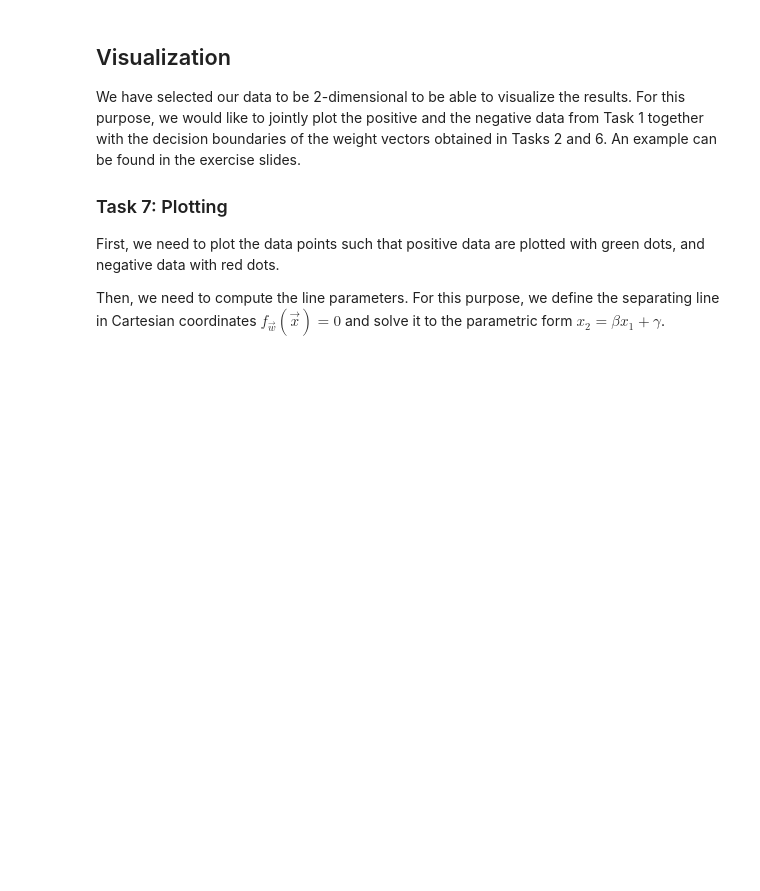
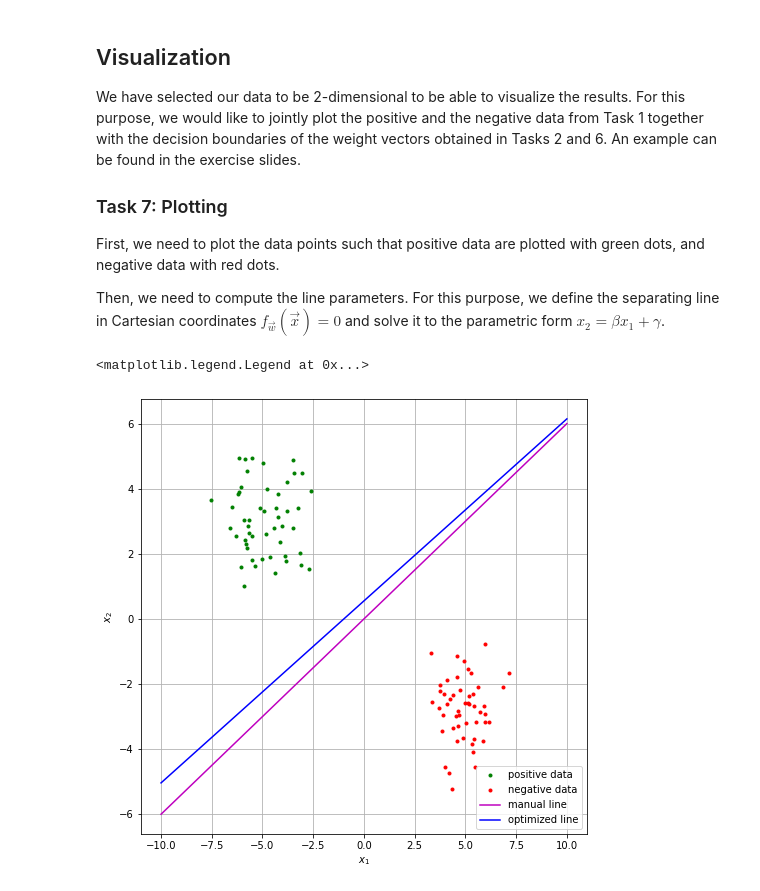
Before and after one commit to gparri610/Deep-Learning-FS24, a Jupyter notebook: DL-Assignment01.ipynb, the cells around one changed output. Drawn from its saved outputs; the diff is of its cells as text; code cells hidden in the pictures; blank space fills up the shorter version.

```diff
--- a/DL-Assignment01.ipynb
+++ b/DL-Assignment01.ipynb
@@ -89,6 +97,3 @@ else:
 
 The perceptron is defined as the Adaline $$a = f_{\vec w}(\vec x)$$ that is thresholded using the sign function $$\mathrm{sign}(a) = \begin{cases} +1 &\text{if } a \geq 0\\ -1 & \text{otherwise.}\end{cases}$$
 Implement a function that computes and returns the perceptron for a given data point $\vec x$ and line parameters $\vec w$.
-# %%
-def perceptron(x, w):
-  ...
@@ -111,10 +122,16 @@ Consider in your implementation error cases that could arise.
 # %%
 def perceptron_learning(X, T, w):
   # first, make a copy of your weights
-  w_star = ...
+  w_star = w
+  # then, iterate over the data and perform perceptron learning
+  for i in range(100):
+    if (perceptron(X[i,:], w_star)*T[i]) > 0:
+      continue
+    else:
+      w_star[0] = w_star[0] + T[i]
+      w_star[1] = w_star[1] + T[i]*w_star[1]
+      w_star[2] = w_star[2] + T[i]*w_star[2]
 
-  # then, iterate over the data and perform perceptron learning
-  ...
 
   # finally, return the optimal weights
   return w_star
@@ -136,7 +154,7 @@ else:
 Implement a function that generates and returns randomly initialized weights $\vec w \in [-1,1]^3$.
 # %%
 def random_weights(lowest = -1, highest = 1):
-  ...
+  return [random.uniform(-1, 1),random.uniform(-1, 1),random.uniform(-1, 1)]
 # %% [markdown]
 ### Task 6: Perceptron Learning Execution
 
@@ -145,9 +163,8 @@ Store the resulting weight vector $\vec w^*$.
 # %%
 # create random weights
 w_initial = random_weights()
-
 # perform perceptron learning
-w_star = ...
+w_star = perceptron_learning(X, T, w_initial)
 # %% [markdown]
 ### Test 3: Result Validation
 
@@ -173,37 +192,52 @@ Then, we need to compute the line parameters. For this purpose, we define the se
 # %%
 def line_parameters(w):
   # compute parametric line parameters from Cartesian coordinates
-  beta = ...
-  gamma = ...
+  if w[2]==0.:
+    print("generate again the random w value")
+  else:
+    beta = -w[1]/w[2]
+    gamma = -w[0]/w[2]
   return beta, gamma
 
 
 from matplotlib import pyplot
 
 # create a square plot
 pyplot.figure(figsize=(8,8))
 
 # plot the positive data points
-pyplot.plot(..., ..., "g.", label="positive data")
+indices_pos = [i for i, value in enumerate(T) if value == 1]
+indices_neg = [i for i, value in enumerate(T) if value == -1]
+X_pos_1 = [X[i,1] for i in indices_pos]
+X_neg_1 = [X[i,1] for i in indices_neg]
+X_pos_2 = [X[i,2] for i in indices_pos]
+X_neg_2 = [X[i,2] for i in indices_neg]
+pyplot.plot(X_pos_1, X_pos_2, "g.", label="positive data")
 # plot the negative data points
-pyplot.plot(..., ..., "r.", label="negative data")
+pyplot.plot(X_neg_1, X_neg_2, "r.", label="negative data")
 
 # define positions where to evaluate the line:
-x1 = ...
+x1 = np.linspace(-10, 10, 100)
 
 # compute line parameters for manual line
 beta, gamma = line_parameters(w_manual)
 # now, compute the values according to our parametric form:
 x2 = beta * x1 + gamma
 # plot manual line
 pyplot.plot(x1, x2, "m-", label="manual line")
 
 # compute line parameters for optimized line
 beta, gamma = line_parameters(w_star)
 # now, compute the values according to our parametric form:
 x2 = beta * x1 + gamma
 # plot optimized line
 pyplot.plot(x1, x2, "b-", label="optimized line")
 
 # make the plot more beautiful
-...
+pyplot.grid()
+pyplot.xlabel("$x_1$")
+pyplot.ylabel("$x_2$")
+pyplot.legend()
+# %% [output]
+<matplotlib.legend.Legend at 0x...>
+[figure, added]
```
Also changed, not shown: parts of 7 cells of this notebook.
